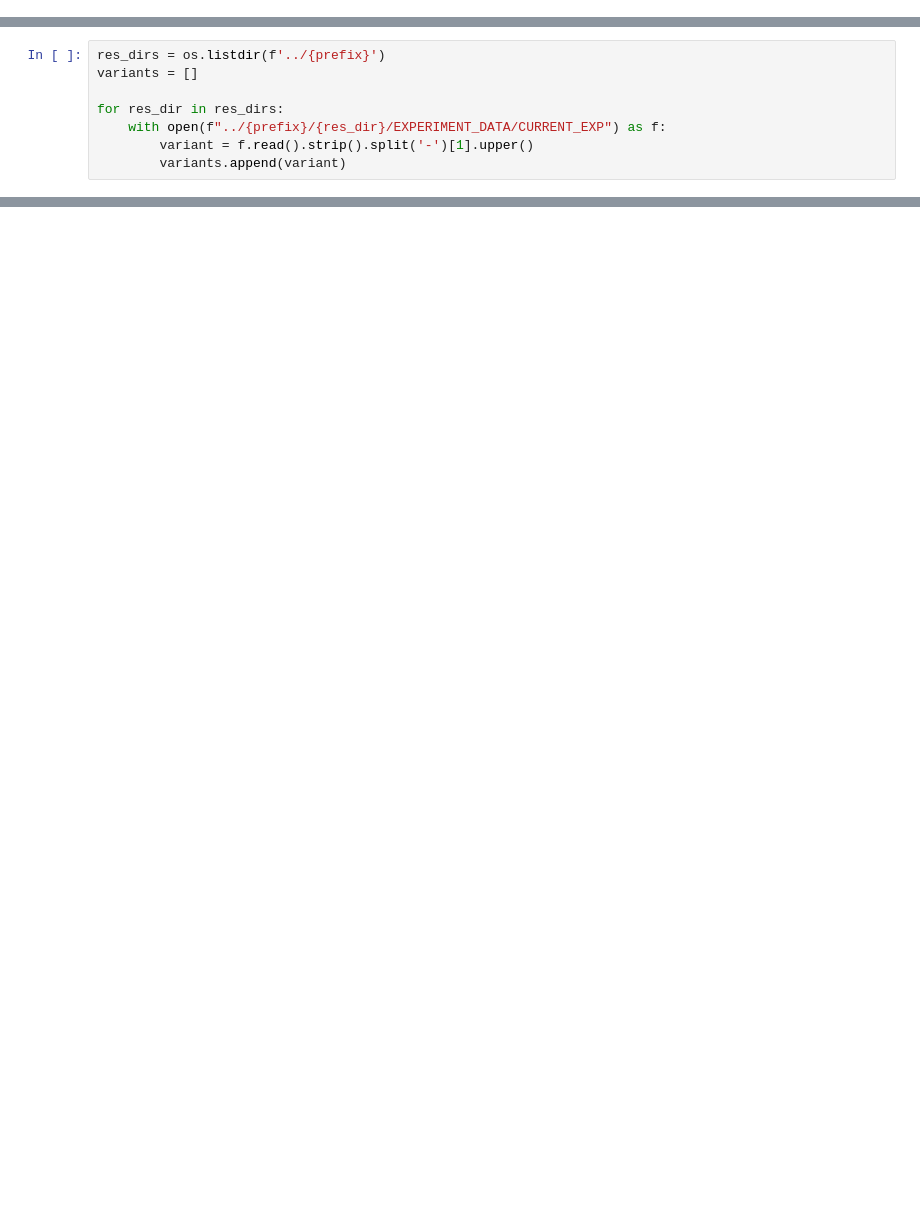
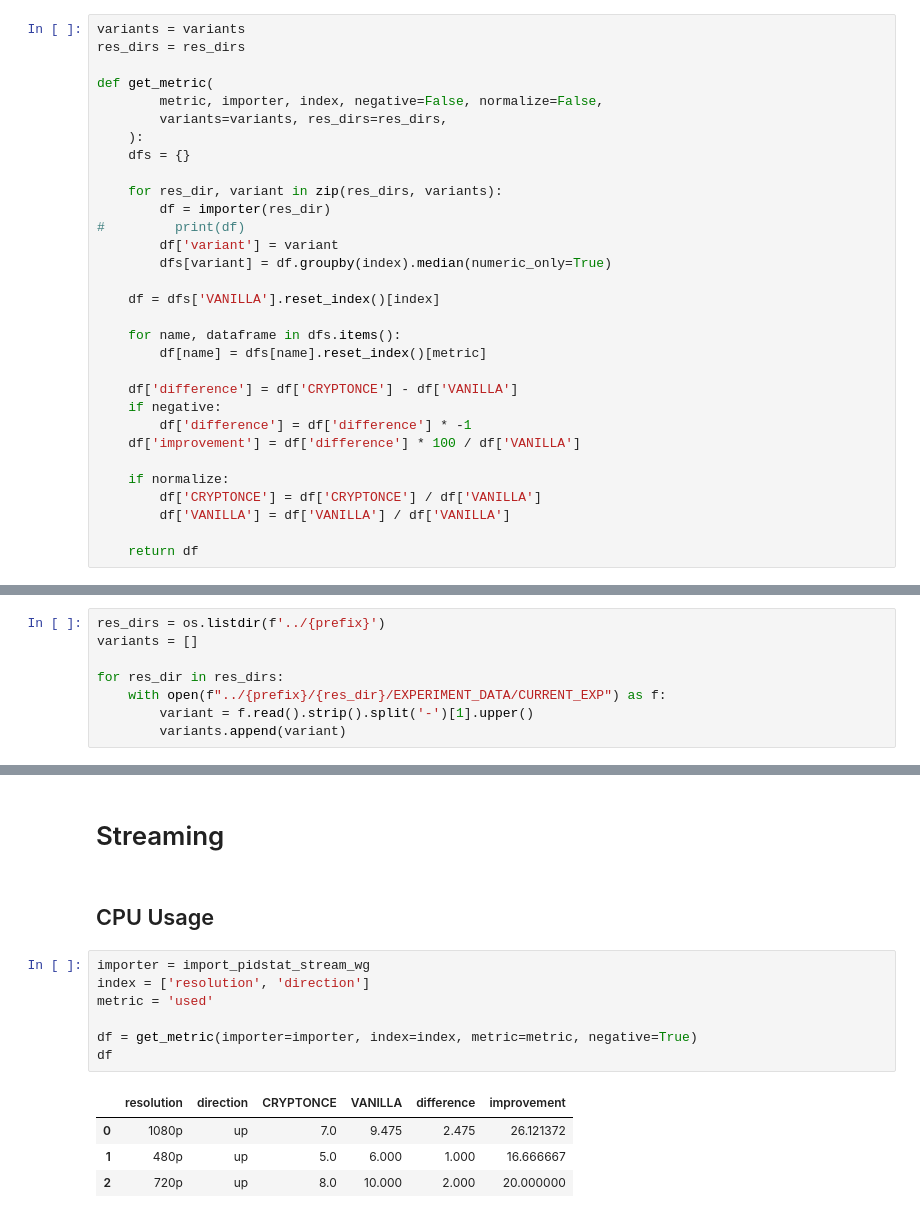
Before and after one commit to cesar237/wireguard-results-analysis, a Jupyter notebook: notebooks/Client Bench Analysis.ipynb, the cells around one changed output, grey strips where cells are left out. Saved outputs shown, nothing was run; the diff lists cells and outputs as text; blank space fills up the shorter version.

```diff
--- a/notebooks/Client Bench Analysis.ipynb
+++ b/notebooks/Client Bench Analysis.ipynb
@@ -14,2 +206,33 @@ import itertools
+# %%
+variants = variants
+res_dirs = res_dirs
+
+def get_metric(
+        metric, importer, index, negative=False, normalize=False,
+        variants=variants, res_dirs=res_dirs,
+    ):
+    dfs = {}
+
+    for res_dir, variant in zip(res_dirs, variants):
+        df = importer(res_dir)
+#         print(df)
+        df['variant'] = variant
+        dfs[variant] = df.groupby(index).median(numeric_only=True)
+
+    df = dfs['VANILLA'].reset_index()[index]
+
+    for name, dataframe in dfs.items():
+        df[name] = dfs[name].reset_index()[metric]
+
+    df['difference'] = df['CRYPTONCE'] - df['VANILLA']
+    if negative:
+        df['difference'] = df['difference'] * -1
+    df['improvement'] = df['difference'] * 100 / df['VANILLA']
+
+    if normalize:
+        df['CRYPTONCE'] = df['CRYPTONCE'] / df['VANILLA']
+        df['VANILLA'] = df['VANILLA'] / df['VANILLA']
+
+    return df
 # %%
 prefix='client-bench'
@@ -204,0 +337,16 @@ dfs['VANILLA']
+# %% [markdown]
+# Streaming
+# %% [markdown]
+## CPU Usage
+# %%
+importer = import_pidstat_stream_wg
+index = ['resolution', 'direction']
+metric = 'used'
+
+df = get_metric(importer=importer, index=index, metric=metric, negative=True)
+df
+# %% [output]
+|  | resolution | direction | CRYPTONCE | VANILLA | difference | improvement |
+| 0 | 1080p | up | 7.0 | 9.475 | 2.475 | 26.121372 |
+| 1 | 480p | up | 5.0 | 6.000 | 1.000 | 16.666667 |
+| 2 | 720p | up | 8.0 | 10.000 | 2.000 | 20.000000 |
```
Also changed, not shown: parts of 27 cells of this notebook, 4 other files.
